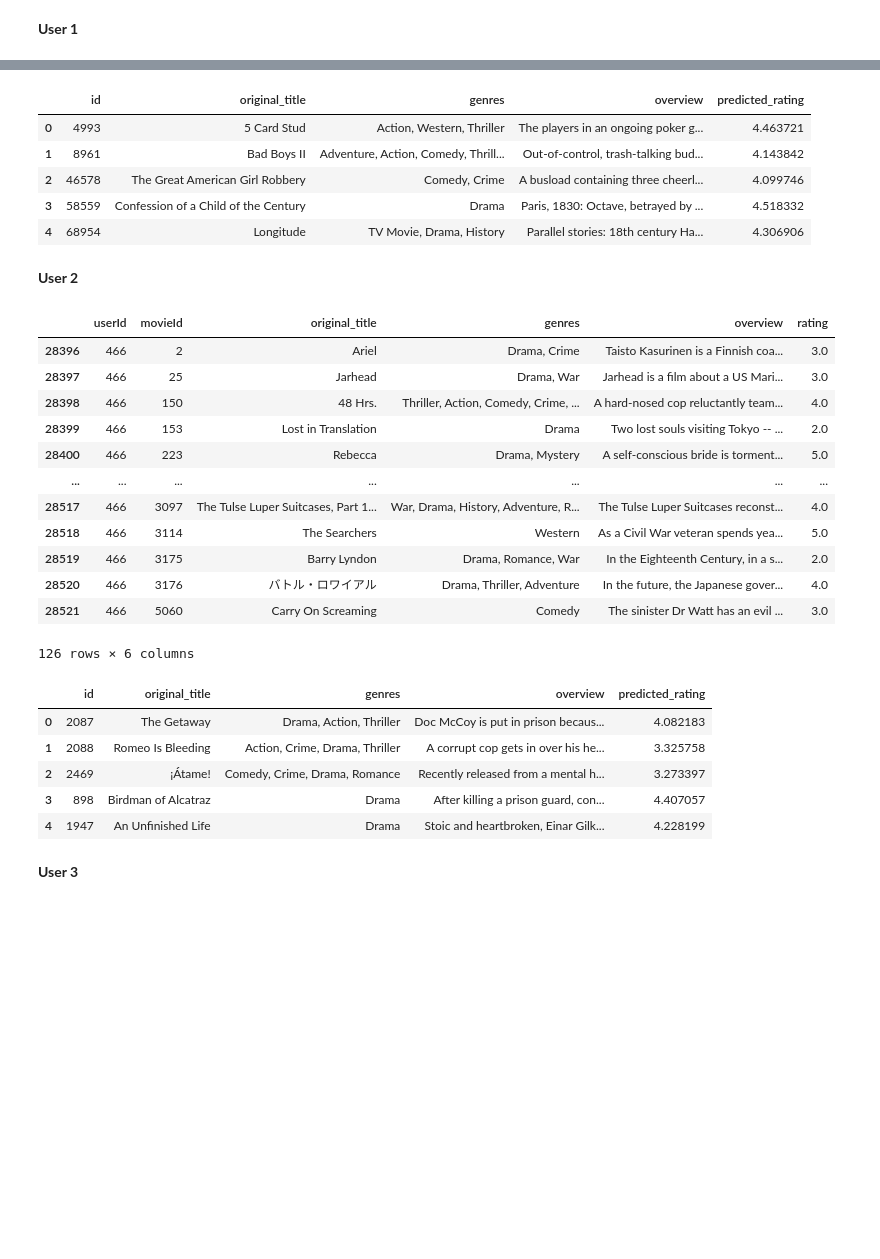
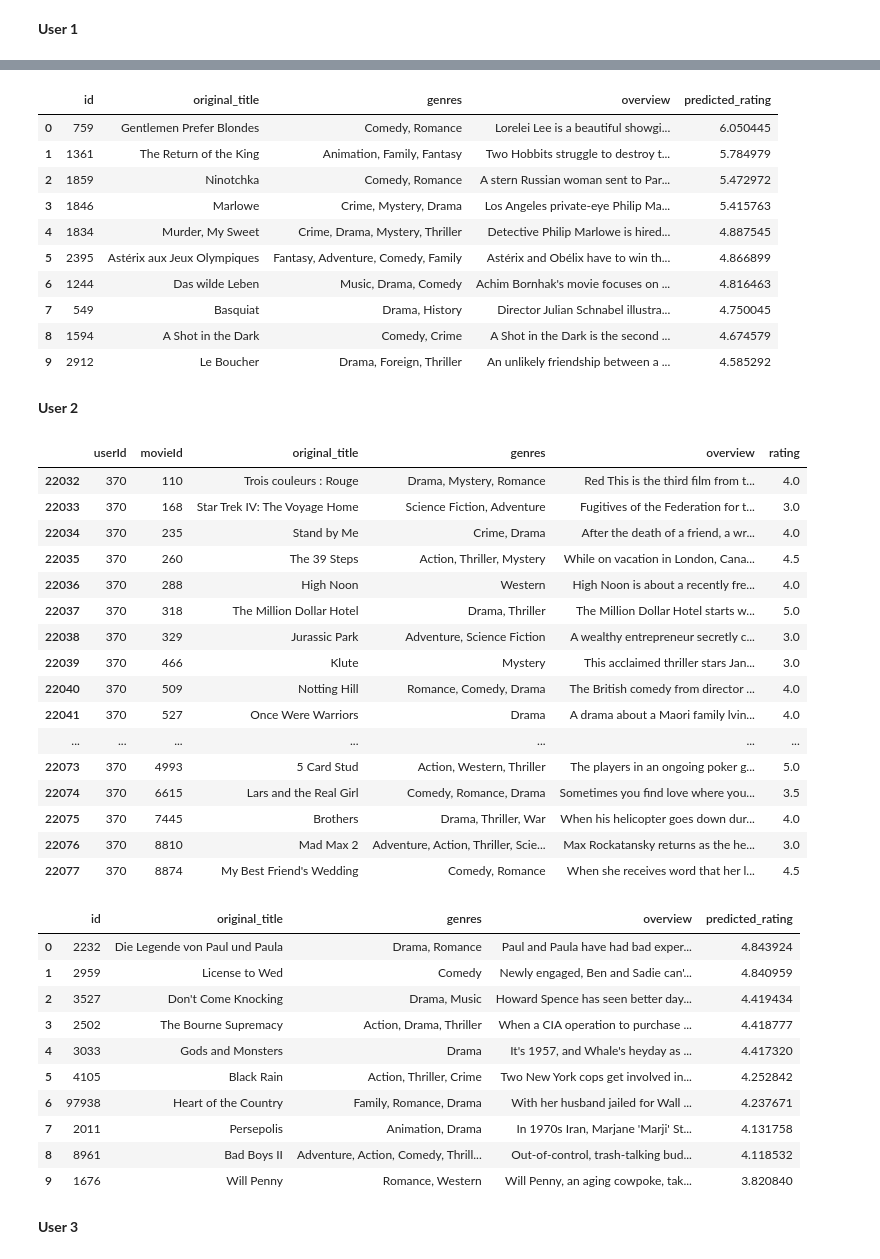
Before and after one commit to ychong4/ychong4.github.io, a Jupyter notebook: Activity 2/Recommender System/Recommender-System-movies.ipynb, the cells around one changed output, grey strips where cells are left out. Saved outputs shown, nothing was run; the diff lists cells and outputs as text; code cells hidden in the pictures; blank space fills up the shorter version.

```diff
--- a/Activity 2/Recommender System/Recommender-System-movies.ipynb
+++ b/Activity 2/Recommender System/Recommender-System-movies.ipynb
@@ -491,7 +499,7 @@ ratings
 ratings = ratings.merge(df[['id', 'original_title', 'genres', 'overview']], left_on='movieId', right_on='id', how='left')
 ratings = ratings.dropna().reset_index(drop=True)
 ratings['userId'] = ratings['userId'].astype(str)
-ratings1 = ratings
+ratings_copy = ratings
 
 print(ratings.shape)
 ratings.head()
@@ -715,6 +802,3 @@ def predict_movie_df(userId, top_n):
 # %%
-user_list = ratings1.userId.unique()
-user = random.choice(user_list)
-
+user_list = ratings_copy.userId.unique()
 movie_list = df.original_title.unique()
-movie = random.choice(movie_list)
@@ -757,44 +848,57 @@ user_input
 # %%
-predict_movie_df(user, 5)
+predict_movie_df(user1)
 # %% [output]
 |  | id | original_title | genres | overview | predicted_rating |
-| 0 | 4993 | 5 Card Stud | Action, Western, Thriller | The players in an ongoing poker g... | 4.463721 |
-| 1 | 8961 | Bad Boys II | Adventure, Action, Comedy, Thrill... | Out-of-control, trash-talking bud... | 4.143842 |
-| 2 | 46578 | The Great American Girl Robbery | Comedy, Crime | A busload containing three cheerl... | 4.099746 |
-| 3 | 58559 | Confession of a Child of the Century | Drama | Paris, 1830: Octave, betrayed by ... | 4.518332 |
-| 4 | 68954 | Longitude | TV Movie, Drama, History | Parallel stories: 18th century Ha... | 4.306906 |
+| 0 | 759 | Gentlemen Prefer Blondes | Comedy, Romance | Lorelei Lee is a beautiful showgi... | 6.050445 |
+| 1 | 1361 | The Return of the King | Animation, Family, Fantasy | Two Hobbits struggle to destroy t... | 5.784979 |
+| 2 | 1859 | Ninotchka | Comedy, Romance | A stern Russian woman sent to Par... | 5.472972 |
+| 3 | 1846 | Marlowe | Crime, Mystery, Drama | Los Angeles private-eye Philip Ma... | 5.415763 |
+| 4 | 1834 | Murder, My Sweet | Crime, Drama, Mystery, Thriller | Detective Philip Marlowe is hired... | 4.887545 |
+| 5 | 2395 | Astérix aux Jeux Olympiques | Fantasy, Adventure, Comedy, Family | Astérix and Obélix have to win th... | 4.866899 |
+| 6 | 1244 | Das wilde Leben | Music, Drama, Comedy | Achim Bornhak's movie focuses on ... | 4.816463 |
+| 7 | 549 | Basquiat | Drama, History | Director Julian Schnabel illustra... | 4.750045 |
+| 8 | 1594 | A Shot in the Dark | Comedy, Crime | A Shot in the Dark is the second ... | 4.674579 |
+| 9 | 2912 | Le Boucher | Drama, Foreign, Thriller | An unlikely friendship between a ... | 4.585292 |
 # %% [markdown]
 **User 2**
 # %%
-user_list = ratings1.userId.unique()
 user2 = random.choice(user_list)
 
-user2_input = ratings1[ratings1.userId == str(user2)]
+user2_input = ratings_copy[ratings_copy.userId == str(user2)]
 user2_input = user2_input[['userId', 'movieId', 'original_title', 'genres', 'overview', 'rating']]
 user2_input
 # %% [output]
 |  | userId | movieId | original_title | genres | overview | rating |
-| 28396 | 466 | 2 | Ariel | Drama, Crime | Taisto Kasurinen is a Finnish coa... | 3.0 |
-| 28397 | 466 | 25 | Jarhead | Drama, War | Jarhead is a film about a US Mari... | 3.0 |
-| 28398 | 466 | 150 | 48 Hrs. | Thriller, Action, Comedy, Crime, ... | A hard-nosed cop reluctantly team... | 4.0 |
-| 28399 | 466 | 153 | Lost in Translation | Drama | Two lost souls visiting Tokyo -- ... | 2.0 |
-| 28400 | 466 | 223 | Rebecca | Drama, Mystery | A self-conscious bride is torment... | 5.0 |
+| 22032 | 370 | 110 | Trois couleurs : Rouge | Drama, Mystery, Romance | Red This is the third film from t... | 4.0 |
+| 22033 | 370 | 168 | Star Trek IV: The Voyage Home | Science Fiction, Adventure | Fugitives of the Federation for t... | 3.0 |
+| 22034 | 370 | 235 | Stand by Me | Crime, Drama | After the death of a friend, a wr... | 4.0 |
+| 22035 | 370 | 260 | The 39 Steps | Action, Thriller, Mystery | While on vacation in London, Cana... | 4.5 |
+| 22036 | 370 | 288 | High Noon | Western | High Noon is about a recently fre... | 4.0 |
+| 22037 | 370 | 318 | The Million Dollar Hotel | Drama, Thriller | The Million Dollar Hotel starts w... | 5.0 |
+| 22038 | 370 | 329 | Jurassic Park | Adventure, Science Fiction | A wealthy entrepreneur secretly c... | 3.0 |
+| 22039 | 370 | 466 | Klute | Mystery | This acclaimed thriller stars Jan... | 3.0 |
+| 22040 | 370 | 509 | Notting Hill | Romance, Comedy, Drama | The British comedy from director ... | 4.0 |
+| 22041 | 370 | 527 | Once Were Warriors | Drama | A drama about a Maori family lvin... | 4.0 |
 | ... | ... | ... | ... | ... | ... | ... |
-| 28517 | 466 | 3097 | The Tulse Luper Suitcases, Part 1... | War, Drama, History, Adventure, R... | The Tulse Luper Suitcases reconst... | 4.0 |
-| 28518 | 466 | 3114 | The Searchers | Western | As a Civil War veteran spends yea... | 5.0 |
-| 28519 | 466 | 3175 | Barry Lyndon | Drama, Romance, War | In the Eighteenth Century, in a s... | 2.0 |
-| 28520 | 466 | 3176 | バトル・ロワイアル | Drama, Thriller, Adventure | In the future, the Japanese gover... | 4.0 |
-| 28521 | 466 | 5060 | Carry On Screaming | Comedy | The sinister Dr Watt has an evil ... | 3.0 |
+| 22073 | 370 | 4993 | 5 Card Stud | Action, Western, Thriller | The players in an ongoing poker g... | 5.0 |
+| 22074 | 370 | 6615 | Lars and the Real Girl | Comedy, Romance, Drama | Sometimes you find love where you... | 3.5 |
+| 22075 | 370 | 7445 | Brothers | Drama, Thriller, War | When his helicopter goes down dur... | 4.0 |
+| 22076 | 370 | 8810 | Mad Max 2 | Adventure, Action, Thriller, Scie... | Max Rockatansky returns as the he... | 3.0 |
+| 22077 | 370 | 8874 | My Best Friend's Wedding | Comedy, Romance | When she receives word that her l... | 4.5 |
-126 rows × 6 columns
 # %%
-predict_movie_df(user2, 5)
+predict_movie_df(user2)
 # %% [output]
 |  | id | original_title | genres | overview | predicted_rating |
-| 0 | 2087 | The Getaway | Drama, Action, Thriller | Doc McCoy is put in prison becaus... | 4.082183 |
-| 1 | 2088 | Romeo Is Bleeding | Action, Crime, Drama, Thriller | A corrupt cop gets in over his he... | 3.325758 |
-| 2 | 2469 | ¡Átame! | Comedy, Crime, Drama, Romance | Recently released from a mental h... | 3.273397 |
-| 3 | 898 | Birdman of Alcatraz | Drama | After killing a prison guard, con... | 4.407057 |
-| 4 | 1947 | An Unfinished Life | Drama | Stoic and heartbroken, Einar Gilk... | 4.228199 |
+| 0 | 2232 | Die Legende von Paul und Paula | Drama, Romance | Paul and Paula have had bad exper... | 4.843924 |
+| 1 | 2959 | License to Wed | Comedy | Newly engaged, Ben and Sadie can'... | 4.840959 |
+| 2 | 3527 | Don't Come Knocking | Drama, Music | Howard Spence has seen better day... | 4.419434 |
+| 3 | 2502 | The Bourne Supremacy | Action, Drama, Thriller | When a CIA operation to purchase ... | 4.418777 |
+| 4 | 3033 | Gods and Monsters | Drama | It's 1957, and Whale's heyday as ... | 4.417320 |
+| 5 | 4105 | Black Rain | Action, Thriller, Crime | Two New York cops get involved in... | 4.252842 |
+| 6 | 97938 | Heart of the Country | Family, Romance, Drama | With her husband jailed for Wall ... | 4.237671 |
+| 7 | 2011 | Persepolis | Animation, Drama | In 1970s Iran, Marjane 'Marji' St... | 4.131758 |
+| 8 | 8961 | Bad Boys II | Adventure, Action, Comedy, Thrill... | Out-of-control, trash-talking bud... | 4.118532 |
+| 9 | 1676 | Will Penny | Romance, Western | Will Penny, an aging cowpoke, tak... | 3.820840 |
 # %% [markdown]
 **User 3**
 # %%
```
Also changed, not shown: parts of 37 cells of this notebook.
